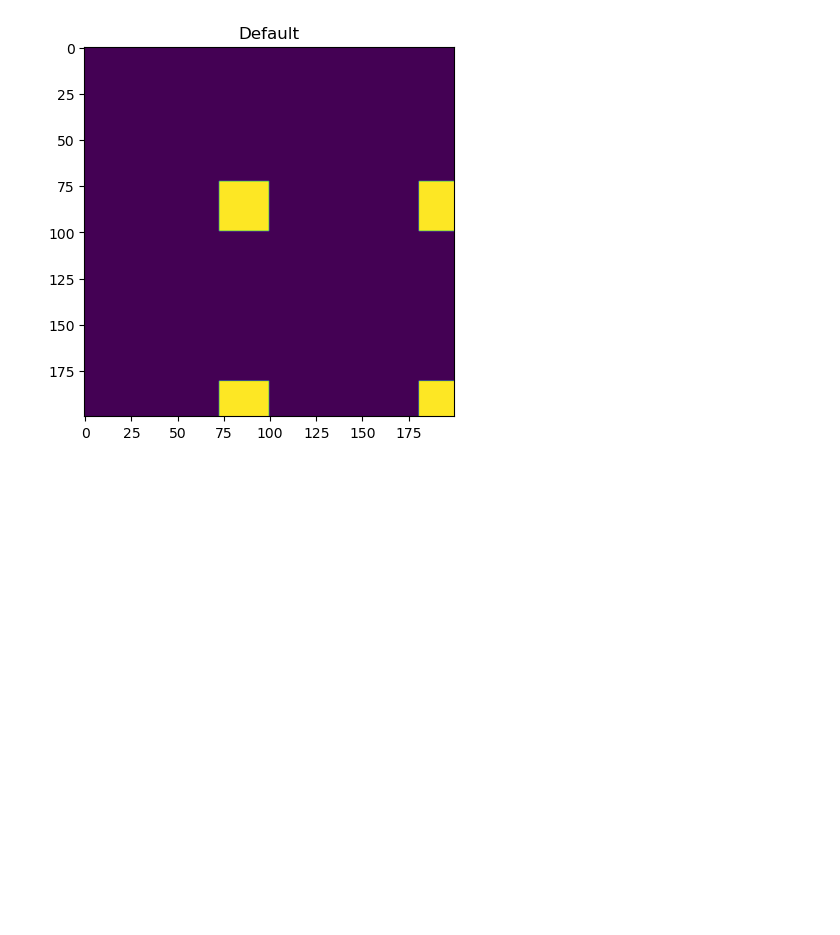
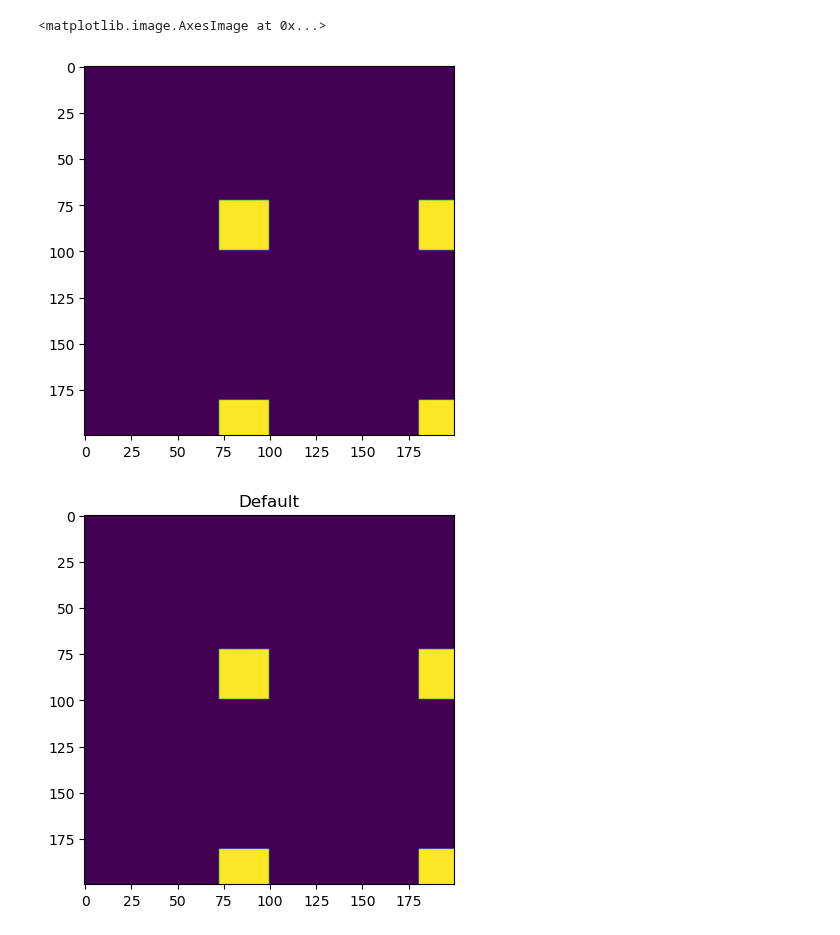
Before and after one commit to jonathan-legrand/bold-dementia, a Jupyter notebook: notebooks/test_group_groupby.ipynb, the cells around one changed output. Cells and saved outputs as stored; diff of their text form; code cells hidden in the pictures; blank space fills up the shorter version.

Commit message:
Test grouping functions visually

```diff
--- a/notebooks/test_group_groupby.ipynb
+++ b/notebooks/test_group_groupby.ipynb
@@ -14,6 +14,11 @@ SOFT = False
 ALPHA = config["alpha"]
 atlas = Atlas.from_name(ATLAS, soft=SOFT)
 labels = tuple(sorted(unique(atlas.macro_labels)))
+# %%
+plt.imshow(generate_topology("Default", atlas.macro_labels))
+# %% [output]
+<matplotlib.image.AxesImage at 0x...>
+[figure, added]
 # %%
 arr = np.array(atlas.macro_labels)
 networks = ("Default", "Vis", "SomMot")
```
Also changed, not shown: parts of 1 cell of this notebook.
